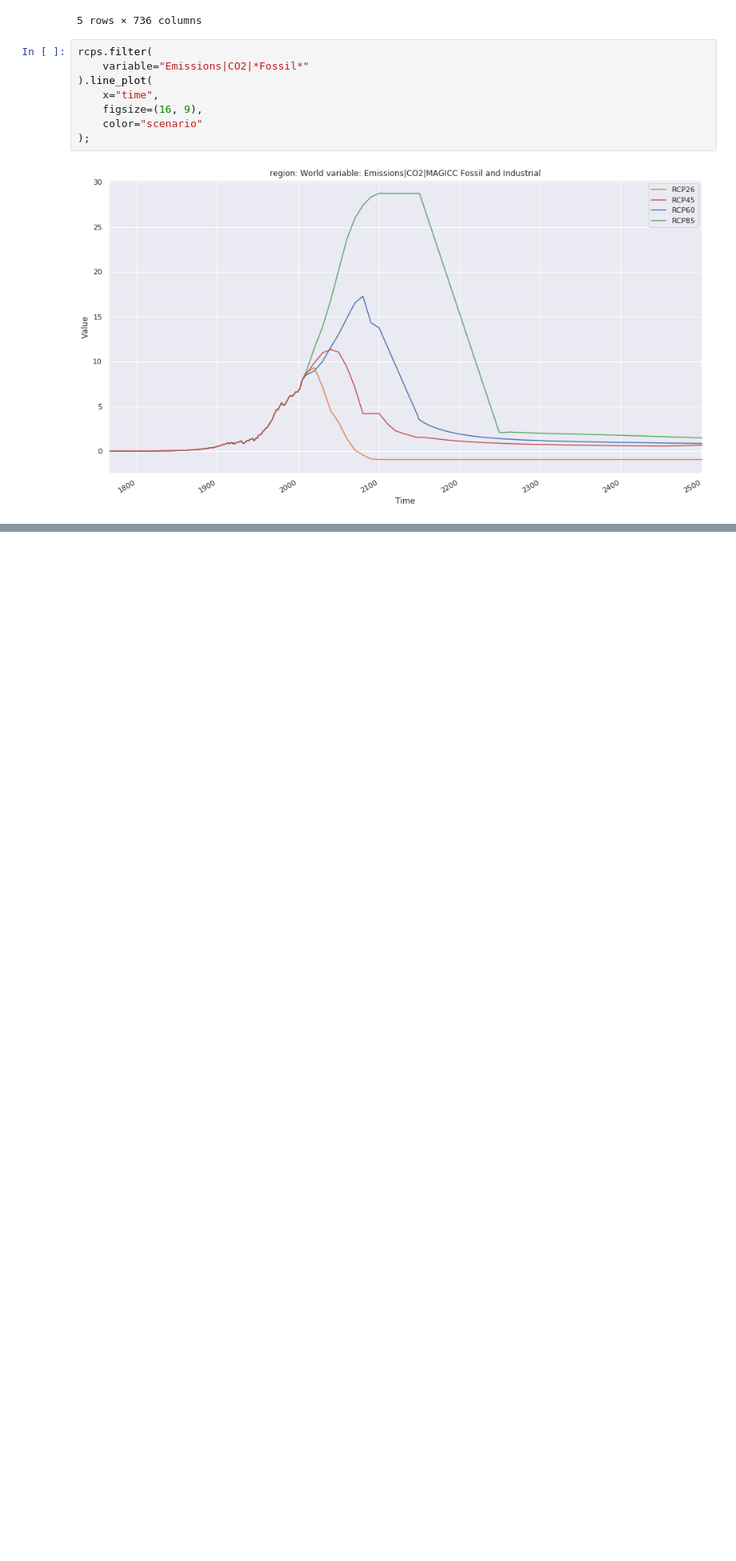
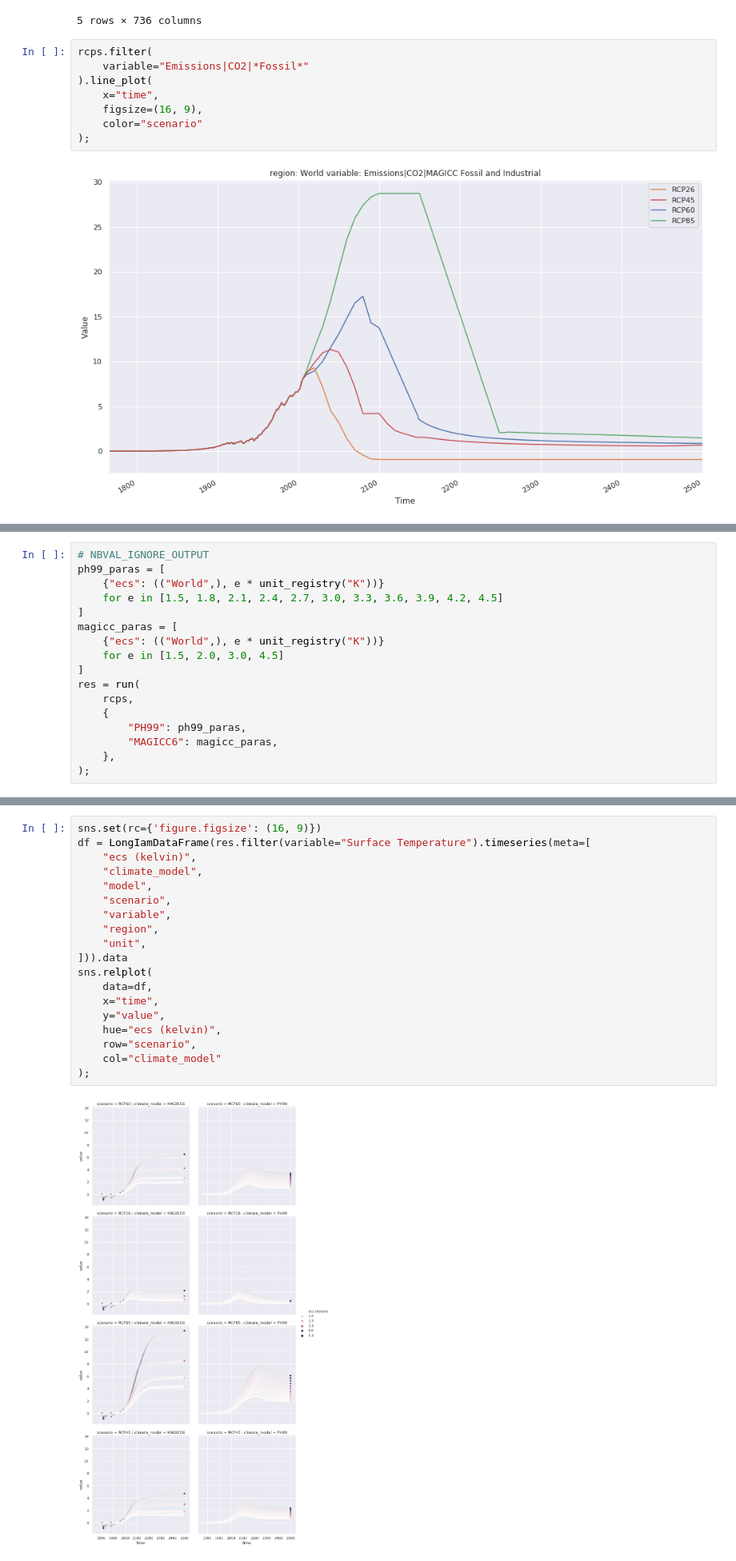
Before and after one commit to znicholls/openscm, a Jupyter notebook: notebooks/demo.ipynb, the cells around one changed output, grey strips where cells are left out. Shown at 80% size. Cells and saved outputs as stored; diff of their text form; blank space fills up the shorter version.

```diff
--- a/notebooks/demo.ipynb
+++ b/notebooks/demo.ipynb
@@ -40,0 +47,17 @@ rcps.filter(
+# %%
+# NBVAL_IGNORE_OUTPUT
+ph99_paras = [
+    {"ecs": (("World",), e * unit_registry("K"))}
+    for e in [1.5, 1.8, 2.1, 2.4, 2.7, 3.0, 3.3, 3.6, 3.9, 4.2, 4.5]
+]
+magicc_paras = [
+    {"ecs": (("World",), e * unit_registry("K"))}
+    for e in [1.5, 2.0, 3.0, 4.5]
+]
+res = run(
+    rcps,
+    {
+        "PH99": ph99_paras,
+        "MAGICC6": magicc_paras,
+    },
+);
@@ -40,0 +111,21 @@ rcps.filter(
+# %%
+sns.set(rc={'figure.figsize': (16, 9)})
+df = LongIamDataFrame(res.filter(variable="Surface Temperature").timeseries(meta=[
+    "ecs (kelvin)",
+    "climate_model",
+    "model",
+    "scenario",
+    "variable",
+    "region",
+    "unit",
+])).data
+sns.relplot(
+    data=df,
+    x="time",
+    y="value",
+    hue="ecs (kelvin)",
+    row="scenario",
+    col="climate_model"
+);
+# %% [output]
+[figure, added]
```
Also changed, not shown: parts of 8 cells of this notebook, 2 other files.
